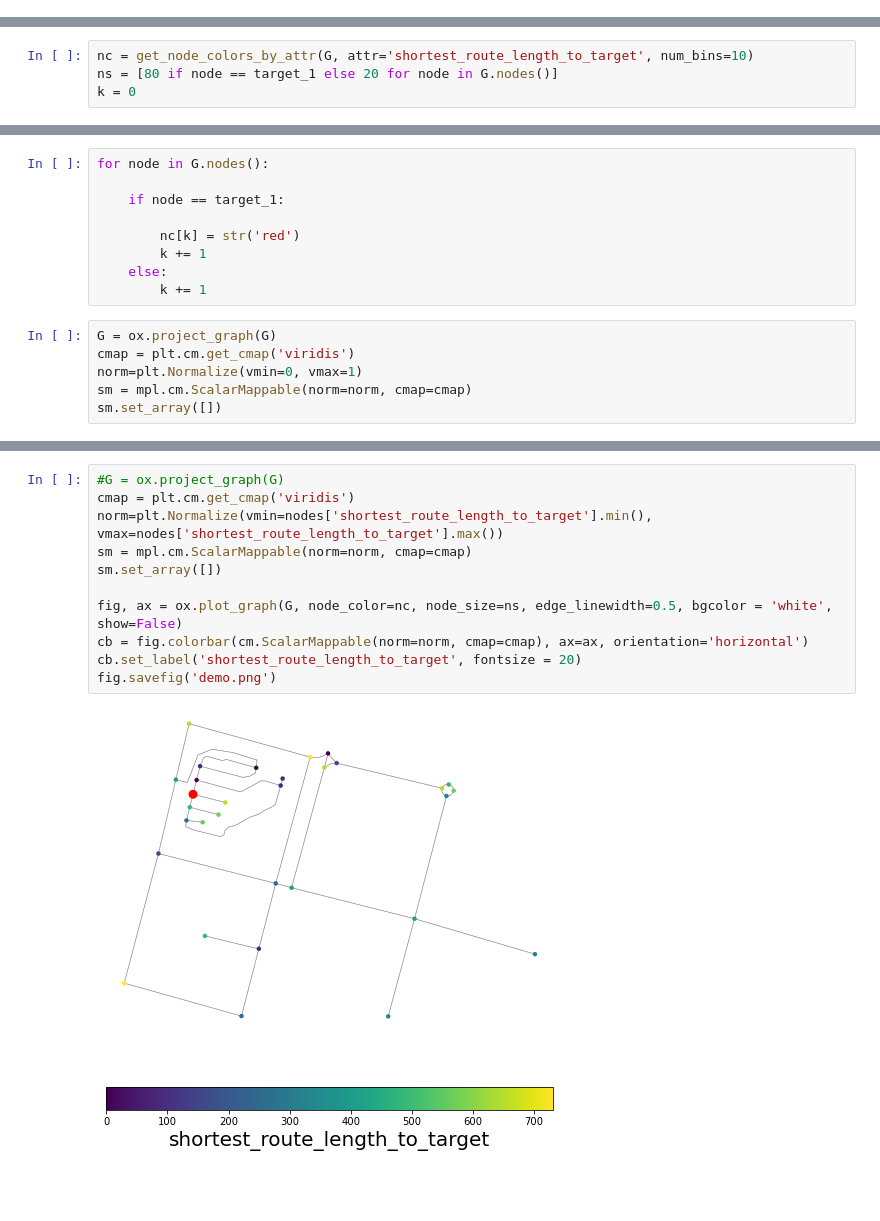
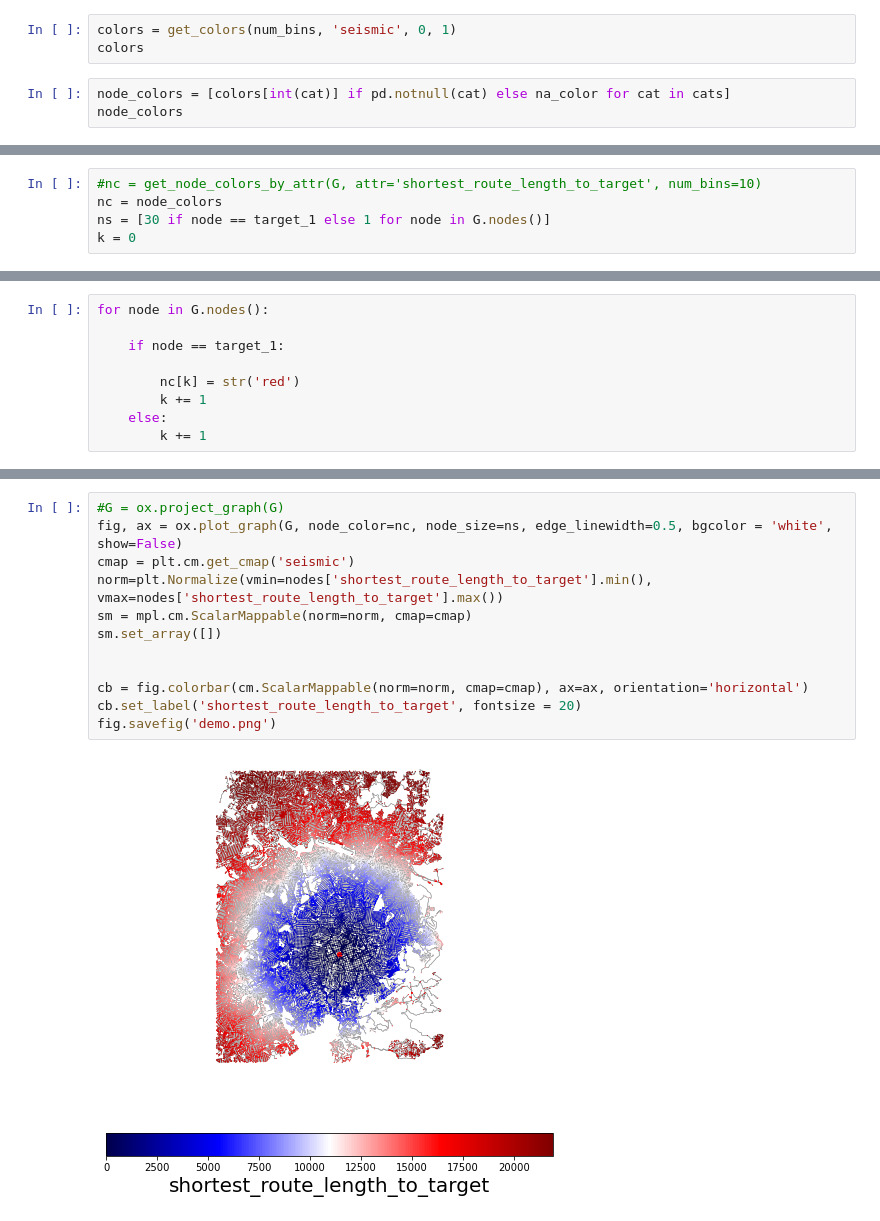
Before and after one commit to vfernandes7/TCC-UFMG-Engenharia-Mecanica, a Jupyter notebook: Untitled-Copy1.ipynb, the cells around one changed output, grey strips where cells are left out. Cells and saved outputs as stored; diff of their text form; blank space fills up the shorter version.

```diff
--- a/Untitled-Copy1.ipynb
+++ b/Untitled-Copy1.ipynb
@@ -83,0 +110,6 @@ def get_colors(n, cmap='viridis', start=0., stop=1., alpha=1.):
+# %%
+colors = get_colors(num_bins, 'seismic', 0, 1)
+colors
+# %%
+node_colors = [colors[int(cat)] if pd.notnull(cat) else na_color for cat in cats]
+node_colors
@@ -97,6 +147,7 @@ def get_node_colors_by_attr(G, attr, num_bins=None, cmap='viridis', start=0, sto
 
     return node_colors
 # %%
-nc = get_node_colors_by_attr(G, attr='shortest_route_length_to_target', num_bins=10)
-ns = [80 if node == target_1 else 20 for node in G.nodes()]
+#nc = get_node_colors_by_attr(G, attr='shortest_route_length_to_target', num_bins=10)
+nc = node_colors
+ns = [30 if node == target_1 else 1 for node in G.nodes()]
 k = 0
@@ -109,9 +162,3 @@ for node in G.nodes():
         k += 1
     else:
         k += 1
-# %%
-G = ox.project_graph(G)
-cmap = plt.cm.get_cmap('viridis')
-norm=plt.Normalize(vmin=0, vmax=1)
-sm = mpl.cm.ScalarMappable(norm=norm, cmap=cmap)
-sm.set_array([])
@@ -125,13 +165,14 @@ plt.colorbar(sm)
-# %%
-#G = ox.project_graph(G)
-cmap = plt.cm.get_cmap('viridis')
-norm=plt.Normalize(vmin=nodes['shortest_route_length_to_target'].min(), vmax=nodes['shortest_route_length_to_target'].max())
-sm = mpl.cm.ScalarMappable(norm=norm, cmap=cmap)
-sm.set_array([])
-
-fig, ax = ox.plot_graph(G, node_color=nc, node_size=ns, edge_linewidth=0.5, bgcolor = 'white', show=False)
-cb = fig.colorbar(cm.ScalarMappable(norm=norm, cmap=cmap), ax=ax, orientation='horizontal')
-cb.set_label('shortest_route_length_to_target', fontsize = 20)
-fig.savefig('demo.png')
-# %% [output]
-[figure, removed]
+# %%
+#G = ox.project_graph(G)
+fig, ax = ox.plot_graph(G, node_color=nc, node_size=ns, edge_linewidth=0.5, bgcolor = 'white', show=False)
+cmap = plt.cm.get_cmap('seismic')
+norm=plt.Normalize(vmin=nodes['shortest_route_length_to_target'].min(), vmax=nodes['shortest_route_length_to_target'].max())
+sm = mpl.cm.ScalarMappable(norm=norm, cmap=cmap)
+sm.set_array([])
+
+
+cb = fig.colorbar(cm.ScalarMappable(norm=norm, cmap=cmap), ax=ax, orientation='horizontal')
+cb.set_label('shortest_route_length_to_target', fontsize = 20)
+fig.savefig('demo.png')
+# %% [output]
+[figure, added]
```
Also changed, not shown: parts of 16 cells of this notebook, 13 other files.
